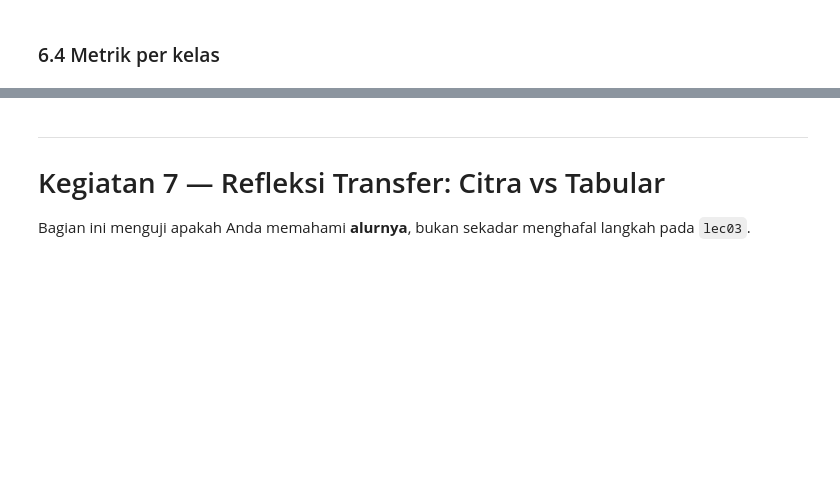
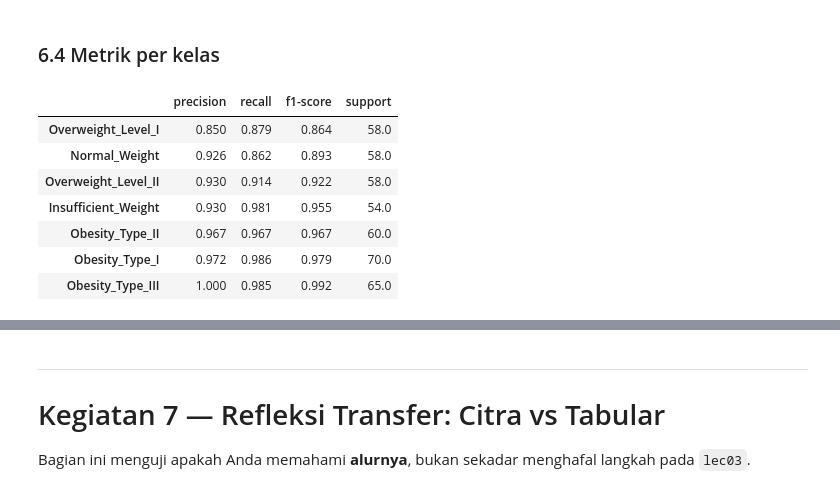
Before and after one commit to rifqiiiz/UTS-Design-Web, a Jupyter notebook: berkas/rpl24545/dokumen/Tugas_3_Penerapan_Dataset_UCI.ipynb, the cells around one changed output, grey strips where cells are left out. Cells and saved outputs as stored; diff of their text form; code cells hidden in the pictures; blank space fills up the shorter version.

```diff
--- a/berkas/rpl24545/dokumen/Tugas_3_Penerapan_Dataset_UCI.ipynb
+++ b/berkas/rpl24545/dokumen/Tugas_3_Penerapan_Dataset_UCI.ipynb
@@ -557,14 +681,14 @@ Lengkapi bagian bertanda `____`.
 alur_numerik = Pipeline([
     ("imputasi", SimpleImputer(strategy="median")),
     # TODO (a): tambahkan langkah standarisasi
-    ("skala", ____()),
+    ("skala", StandardScaler()),
 ])
 
 # Alur untuk kolom kategorikal: isi dengan nilai tersering, lalu one-hot encode
 alur_kategorikal = Pipeline([
     ("imputasi", SimpleImputer(strategy="most_frequent")),
     # TODO (b): gunakan handle_unknown='ignore' agar kategori baru di data uji tidak menimbulkan error
-    ("encoding", OneHotEncoder(handle_unknown=____)),
+    ("encoding", OneHotEncoder(handle_unknown='ignore')),
 ])
 
 prapemrosesan = ColumnTransformer([
@@ -645,11 +789,11 @@ t0 = time.time()
 model_lr = Pipeline([
     ("pra", prapemrosesan),
     # TODO (a): gunakan LogisticRegression dengan max_iter=2000 dan random_state=SEED
-    ("model", LogisticRegression(max_iter=____, random_state=____)),
+    ("model", LogisticRegression(max_iter=2000, random_state=SEED)),
 ])
 
 # TODO (b): latih pipeline pada data latih mentah (bukan yang sudah ditransformasi)
-model_lr.fit(____, y_tr)
+model_lr.fit(X_tr, y_tr)
 
 waktu_lr = time.time() - t0
 
@@ -690,6 +852,6 @@ px.line(df_C, log_x=True, markers=True,
 # %%
 # TODO (c): temukan nilai C dengan akurasi VALIDASI tertinggi
-idx_terbaik = int(np.argmax(____))
+idx_terbaik = int(np.argmax(acc_val_list))
 C_terbaik = C_vals[idx_terbaik]
 
 print("C terbaik              : {:.5f}".format(C_terbaik))
@@ -791,7 +962,7 @@ else:
 print("Model terpilih:", nama_final)
 
 # TODO (b): buat prediksi pada data UJI
-y_pred = model_final.predict(____)
+y_pred = model_final.predict(X_te)
 
 acc_uji = accuracy_score(y_te, y_pred)
 f1_makro = f1_score(y_te, y_pred, average="macro")
@@ -859,15 +1050,24 @@ else:
 ### 6.4 Metrik per kelas
 # %%
 # TODO (c): buat laporan klasifikasi pada data uji
-laporan = classification_report(y_te, ____, output_dict=True, zero_division=0)
+laporan = classification_report(y_te, y_pred, output_dict=True, zero_division=0)
 
 tabel_metrik = (pd.DataFrame(laporan).transpose()
                   .loc[kelas_urut, ["precision", "recall", "f1-score", "support"]]
                   .sort_values("f1-score"))
 
 display(tabel_metrik.round(3))
 
 px.bar(tabel_metrik.reset_index(), x="index", y="f1-score",
        title="F1-Score per Kelas (data uji)",
        labels={"index": "Kelas", "f1-score": "F1-Score"},
        height=440).update_xaxes(categoryorder="total ascending")
+# %% [output]
+|  | precision | recall | f1-score | support |
+| Overweight_Level_I | 0.850 | 0.879 | 0.864 | 58.0 |
+| Normal_Weight | 0.926 | 0.862 | 0.893 | 58.0 |
+| Overweight_Level_II | 0.930 | 0.914 | 0.922 | 58.0 |
+| Insufficient_Weight | 0.930 | 0.981 | 0.955 | 54.0 |
+| Obesity_Type_II | 0.967 | 0.967 | 0.967 | 60.0 |
+| Obesity_Type_I | 0.972 | 0.986 | 0.979 | 70.0 |
+| Obesity_Type_III | 1.000 | 0.985 | 0.992 | 65.0 |
```
Also changed, not shown: parts of 39 cells of this notebook.
